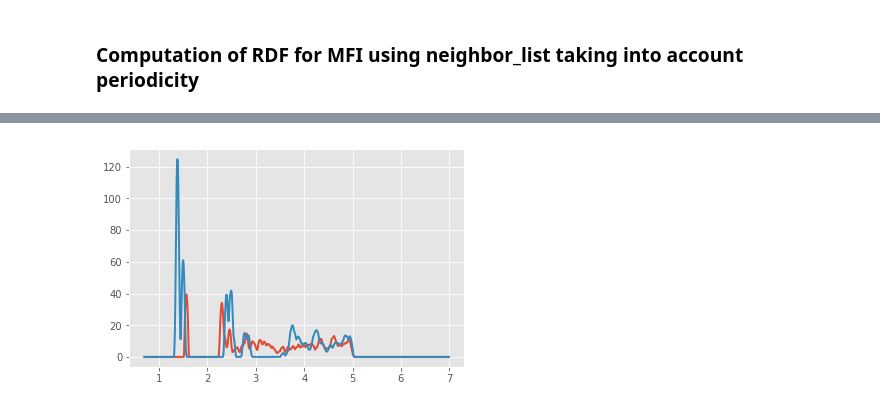
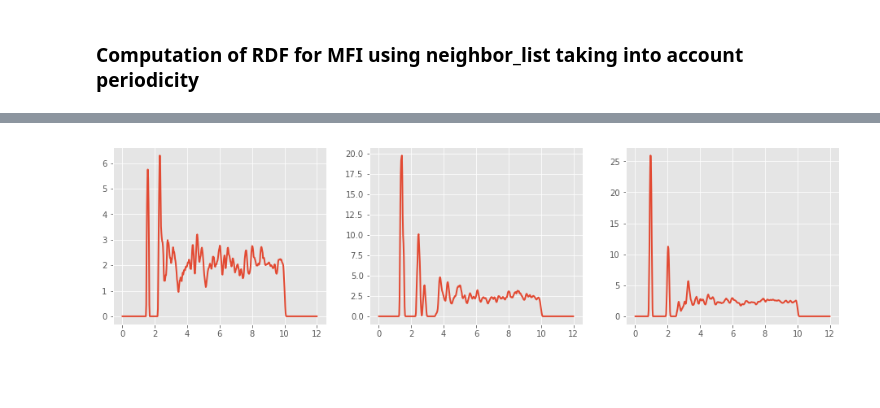
Before and after one commit to auag92/atomStat, a Jupyter notebook: RDF_cif.ipynb, the cells around one changed output, grey strips where cells are left out. Drawn from its saved outputs; the diff is of its cells as text; code cells hidden in the pictures; blank space fills up the shorter version.

```diff
--- a/RDF_cif.ipynb
+++ b/RDF_cif.ipynb
@@ -81,7 +81,7 @@ def compute_rdf_cross(atom, cutoff_=5.0, nbins_=501, sym1_ = "O", sym2_ = "Si"):
 
     bins = np.linspace(0.0, cutoff_ + 2, 501)
 
-    i, j, d, D = neighbor_list('ijdD', atom, cutoff=cutoff_, self_interaction=True)
+    i, j, d, D = neighbor_list('ijdD', atom, cutoff=cutoff_, self_interaction=False)
 
     rdf_list = []
 
@@ -94,8 +94,8 @@ def compute_rdf_cross(atom, cutoff_=5.0, nbins_=501, sym1_ = "O", sym2_ = "Si"):
 
     h, bin_edges = np.histogram(d_list, bins)
 
-    pdf = h / len(idx_o)
-    rdf_list.append(pdf)
+    rdf = h / len(idx_o)
+    rdf_list.append(rdf)
 
     _auxset = set(idx_s)
     d_list = []
@@ -106,8 +106,8 @@ def compute_rdf_cross(atom, cutoff_=5.0, nbins_=501, sym1_ = "O", sym2_ = "Si"):
 
     h, bin_edges = np.histogram(d_list, bins)
 
-    pdf = h / len(idx_s)
-    rdf_list.append(pdf)
+    rdf = h / len(idx_s)
+    rdf_list.append(rdf)
 
     _auxset = set(idx_s)
     d_list = []
@@ -118,8 +118,8 @@ def compute_rdf_cross(atom, cutoff_=5.0, nbins_=501, sym1_ = "O", sym2_ = "Si"):
 
     h, bin_edges = np.histogram(d_list, bins)
 
-    pdf = h / len(idx_o)
-    rdf_list.append(pdf)
+    rdf = h / len(idx_o)
+    rdf_list.append(rdf)
 
     return rdf_list, bin_edges
 # %% [markdown]
@@ -201,5 +202,7 @@ plt.show()
 # %% [markdown]
 ### Computation of RDF for MFI using neighbor_list taking into account periodicity
 # %%
+%%time
 rdf_list, bin_edges = compute_rdf_cross(atoms, cutoff_=10.0, nbins_=501, sym1_=sym1, sym2_=sym2)
+vols = 4 / 3 * np.pi * (bin_edges[1:]**3 - bin_edges[:-1]**3)
 bin_centers = (bin_edges[:-1] + bin_edges[1:]) * 0.5
@@ -276,9 +219,0 @@ Wall time: 154 ms
-# %%
-d_bin = (bin_edges[1] - bin_edges[2]) / 2
-bin_centers = bin_edges[:-1] + d_bin
-
-plt.plot(bin_centers, pdf_C)
-plt.show()
-
-plt.plot(bin_centers, pdf_H)
-plt.show()
@@ -288,12 +220,15 @@ plt.show()
 # %%
-ix = 100
-sing_kernel = mk_kernel(width=0.05, x=bin_centers[ix:])
+ix = 0
+sing_kernel = mk_kernel(width=0.10, x=bin_centers[ix:])
 
-smooth_pdf_C = conv_kernel(sing_kernel, pdf_C[ix:] / vols[ix:])
-smooth_pdf_H = conv_kernel(sing_kernel, pdf_H[ix:] / vols[ix:])
+smooth_pdf_C = conv_kernel(sing_kernel, rdf_list[0] / vols[ix:])
+smooth_pdf_H = conv_kernel(sing_kernel, rdf_list[1] / vols[ix:])
+smooth_pdf_HC = conv_kernel(sing_kernel, rdf_list[2] / vols[ix:])
 
-plt.plot(bin_centers[100:], smooth_pdf_C)
-plt.plot(bin_centers[100:], smooth_pdf_H)
+fig, ax = plt.subplots(1, 3, sharex=True, sharey=False, figsize=(16, 4))
+ax[0].plot(bin_centers, smooth_pdf_C)
+ax[1].plot(bin_centers, smooth_pdf_H)
+ax[2].plot(bin_centers, smooth_pdf_HC)
 plt.show()
 # %% [output]
-[figure, old version]
+[figure, new version]
```
Also changed, not shown: parts of 10 cells of this notebook, 1 other file.
